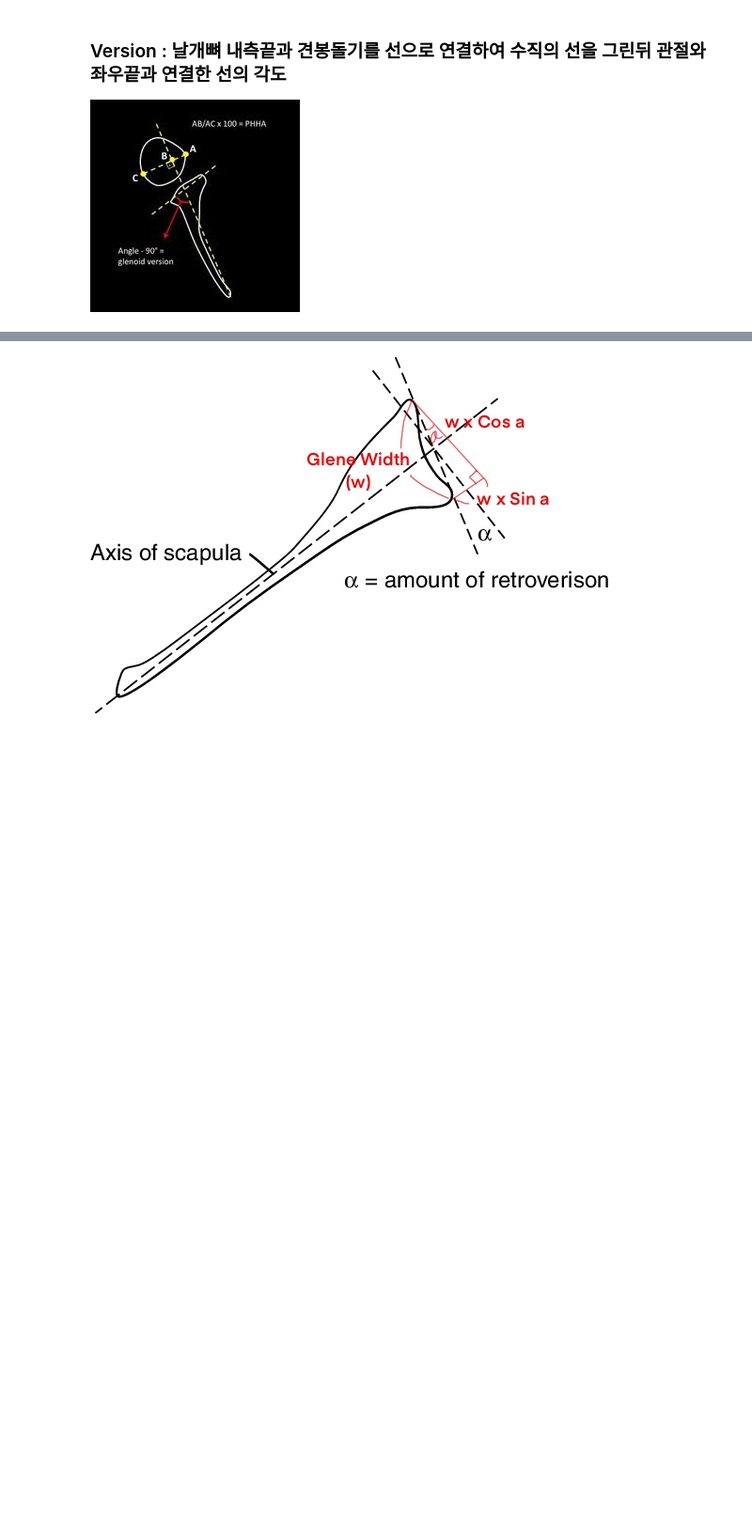
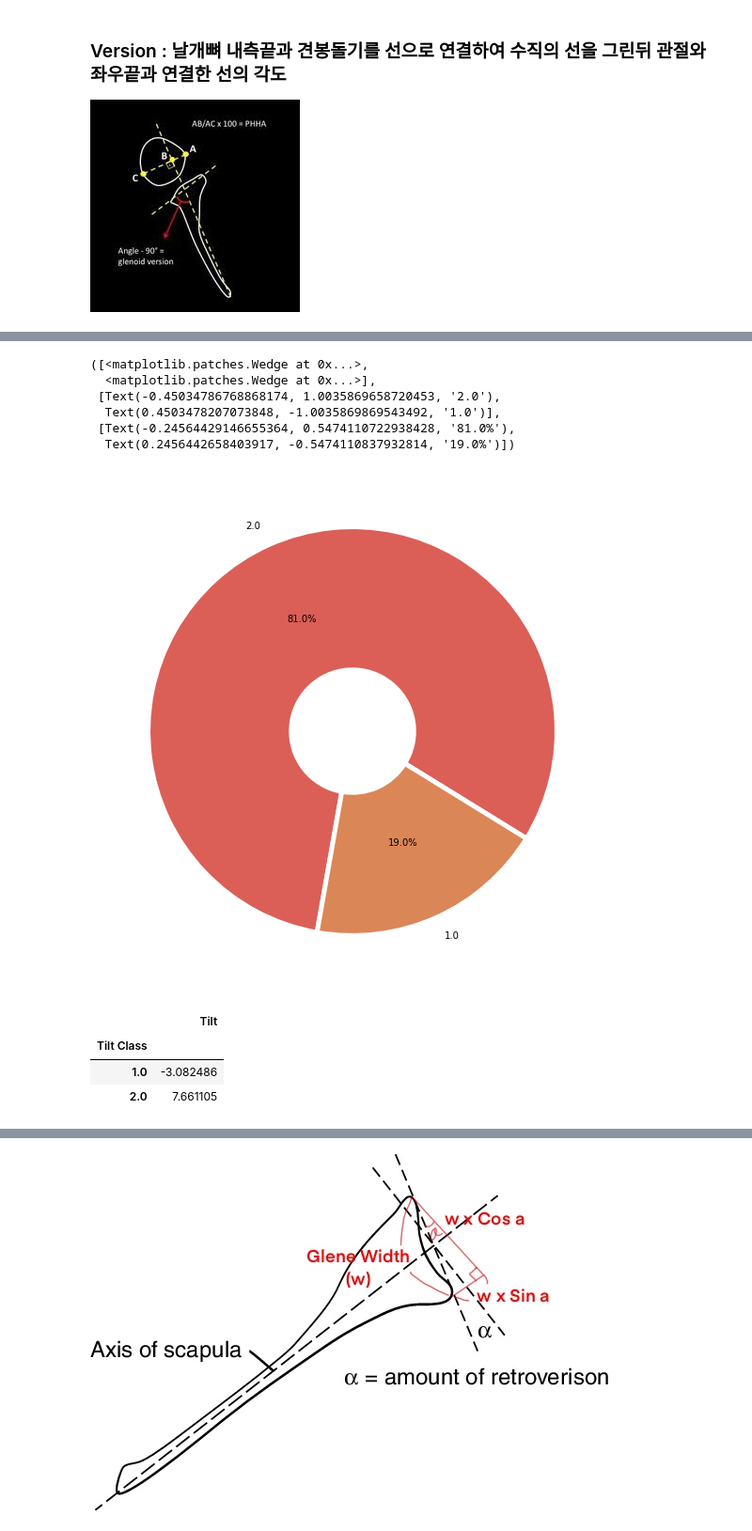
Before and after one commit to C-Designer/Codestates_Section_Project, a Jupyter notebook: Section2/Section2_Project.ipynb, the cells around one changed output, grey strips where cells are left out. Shown at 94% size. Cells and saved outputs as stored; diff of their text form; code cells hidden in the pictures; blank space fills up the shorter version.

```diff
--- a/Section2/Section2_Project.ipynb
+++ b/Section2/Section2_Project.ipynb
@@ -166,5 +169,0 @@ sns.regplot(x= df['Version'], y= df['CSA'])
-# %%
-# Version을 이용하여 특성값 추출 / Version= a
-
-df['cos'] = df['Version'].apply(math.cos) * df['Glene Width']
-df['sin'] = df['Version'].apply(math.sin) * df['Glene Width']
@@ -170,0 +179,26 @@ df['sin'] = df['Version'].apply(math.sin) * df['Glene Width']
+# %%
+# 클래스의 비율
+colors = sns.color_palette('hls', 20) #색상 지정
+
+tilt_ratio = df['Tilt Class'].value_counts(normalize= True)
+wedgeprops={'width': 0.7, 'edgecolor': 'w', 'linewidth': 5}
+
+plt.figure(figsize= [15, 10])
+plt.pie(tilt_ratio , labels= tilt_ratio.index, autopct='%.1f%%', startangle=260, counterclock=False, colors=colors, wedgeprops=wedgeprops)
+# %% [output]
+([<matplotlib.patches.Wedge at 0x...>,
+  <matplotlib.patches.Wedge at 0x...>],
+ [Text(-0.45034786768868174, 1.0035869658720453, '2.0'),
+  Text(0.4503478207073848, -1.0035869869543492, '1.0')],
+ [Text(-0.24564429146655364, 0.5474110722938428, '81.0%'),
+  Text(0.2456442658403917, -0.5474110837932814, '19.0%')])
+[figure, added]
+# %%
+# tilt class가 1일때 Anterior(전방 경사), 2일때 Posterior(후방 경사)
+
+df[['Tilt', 'Tilt Class']].groupby(['Tilt Class']).mean()
+# %% [output]
+|  | Tilt |
+| Tilt Class |  |
+| 1.0 | -3.082486 |
+| 2.0 | 7.661105 |
```
Also changed, not shown: parts of 17 cells of this notebook.
